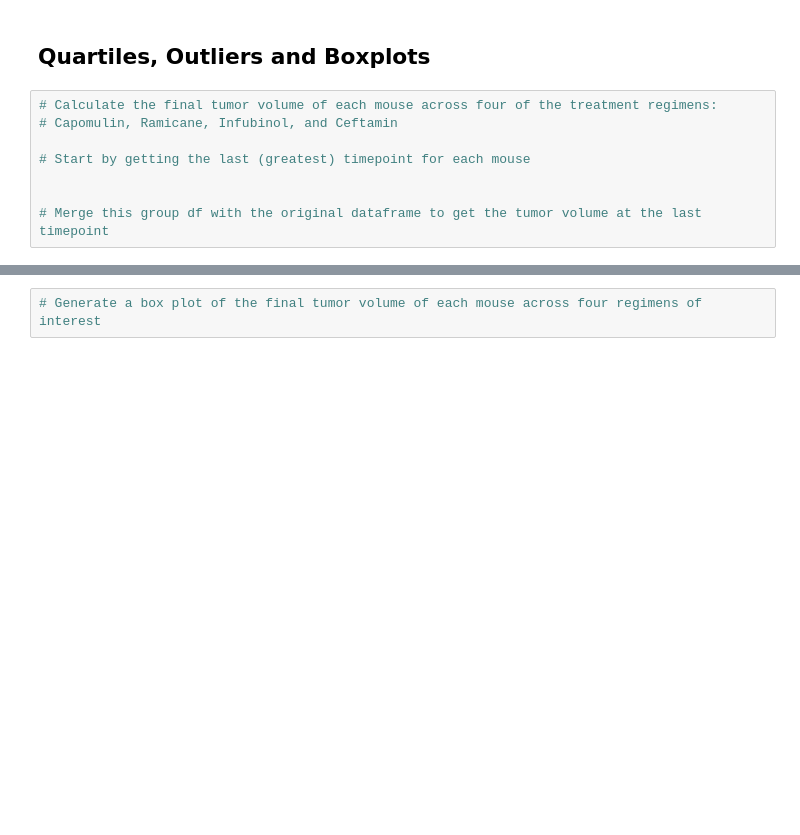
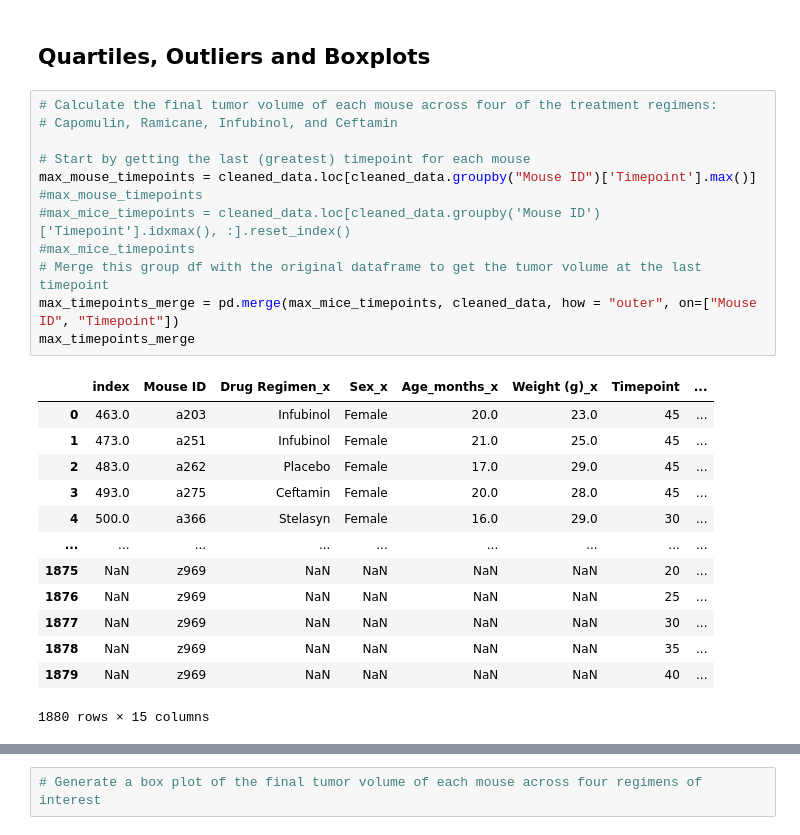
Before and after one commit to paulywog13/Matplotlib-Homework, a Jupyter notebook: Pymaceuticals/pymaceuticals_starter.ipynb, the cells around one changed output, grey strips where cells are left out. Drawn from its saved outputs; the diff is of its cells as text; blank space fills up the shorter version.

```diff
--- a/Pymaceuticals/pymaceuticals_starter.ipynb
+++ b/Pymaceuticals/pymaceuticals_starter.ipynb
@@ -206,8 +206,26 @@ plt.show()
 # %%
 # Calculate the final tumor volume of each mouse across four of the treatment regimens:
 # Capomulin, Ramicane, Infubinol, and Ceftamin
 
 # Start by getting the last (greatest) timepoint for each mouse
-
-
+max_mouse_timepoints = cleaned_data.loc[cleaned_data.groupby("Mouse ID")['Timepoint'].max()]
+#max_mouse_timepoints
+#max_mice_timepoints = cleaned_data.loc[cleaned_data.groupby('Mouse ID')['Timepoint'].idxmax(), :].reset_index()
+#max_mice_timepoints
 # Merge this group df with the original dataframe to get the tumor volume at the last timepoint
+max_timepoints_merge = pd.merge(max_mice_timepoints, cleaned_data, how = "outer", on=["Mouse ID", "Timepoint"])
+max_timepoints_merge
+# %% [output]
+|  | index | Mouse ID | Drug Regimen_x | Sex_x | Age_months_x | Weight (g)_x | Timepoint | ... |
+| 0 | 463.0 | a203 | Infubinol | Female | 20.0 | 23.0 | 45 | ... |
+| 1 | 473.0 | a251 | Infubinol | Female | 21.0 | 25.0 | 45 | ... |
+| 2 | 483.0 | a262 | Placebo | Female | 17.0 | 29.0 | 45 | ... |
+| 3 | 493.0 | a275 | Ceftamin | Female | 20.0 | 28.0 | 45 | ... |
+| 4 | 500.0 | a366 | Stelasyn | Female | 16.0 | 29.0 | 30 | ... |
+| ... | ... | ... | ... | ... | ... | ... | ... | ... |
+| 1875 | NaN | z969 | NaN | NaN | NaN | NaN | 20 | ... |
+| 1876 | NaN | z969 | NaN | NaN | NaN | NaN | 25 | ... |
+| 1877 | NaN | z969 | NaN | NaN | NaN | NaN | 30 | ... |
+| 1878 | NaN | z969 | NaN | NaN | NaN | NaN | 35 | ... |
+| 1879 | NaN | z969 | NaN | NaN | NaN | NaN | 40 | ... |
+1880 rows × 15 columns
```
Also changed, not shown: parts of 6 cells of this notebook.
